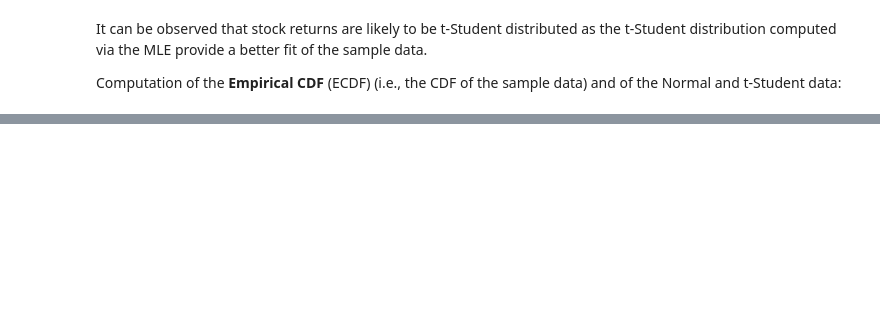
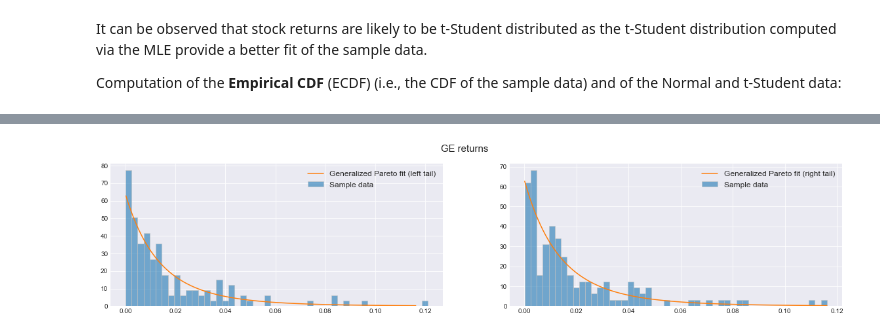
Before and after one commit to z4ir3/quant-library, a Jupyter notebook: tutorial-quant-library.ipynb, the cells around one changed output, grey strips where cells are left out. Cells and saved outputs as stored; diff of their text form; code cells hidden in the pictures; blank space fills up the shorter version.

```diff
--- a/tutorial-quant-library.ipynb
+++ b/tutorial-quant-library.ipynb
@@ -927,0 +927,35 @@ Observe how from the plot of the CDF it can be seen that the t-Student distribut
+# %%
+# Define a thresholf defining the tails
+threshold = 95
+# %%
+ll = -rr
+# %%
+qu_l = ll.quantile(q = threshold/100)
+excess_l = ll[ll >= qu_l] - qu_l
+
+qu_r = rr.quantile(q = threshold/100)
+excess_r = rr[rr >= qu_r] - qu_r
+# %%
+gdpdist = ql.distfit(excess_l, dtype="gdp", pdf=True, dx=0.001)
+gdpdist = ql.distfit(excess_r, dtype="gdp", pdf=True, dx=0.001)
+# %%
+# Plot
+fig, ax = plt.subplots(1,2,figsize=(20,4))
+ax = ax.flatten()
+fig.suptitle(f"{stock} returns", fontsize=15)
+
+n = 0
+excess_l.hist(ax=ax[n], grid=True, density=True, bins=50, edgecolor=(0.77,0.77,0.77), alpha=0.6, label="Sample data", color="tab:blue")
+ax[n].plot(gdpdist["x"], gdpdist["pdf"], label="Generalized Pareto fit (left tail)", color="tab:orange")
+ax[n].set_xlabel("",fontsize=18)
+ax[n].legend(fontsize=12)
+
+n = 1
+excess_r.hist(ax=ax[n], grid=True, density=True, bins=50, edgecolor=(0.77,0.77,0.77), alpha=0.6, label="Sample data", color="tab:blue")
+ax[n].plot(gdpdist["x"], gdpdist["pdf"], label="Generalized Pareto fit (right tail)", color="tab:orange")
+ax[n].set_xlabel("",fontsize=18)
+ax[n].legend(fontsize=12)
+
+plt.show()
+# %% [output]
+[figure, added]
```
Also changed, not shown: parts of 8 cells of this notebook.
